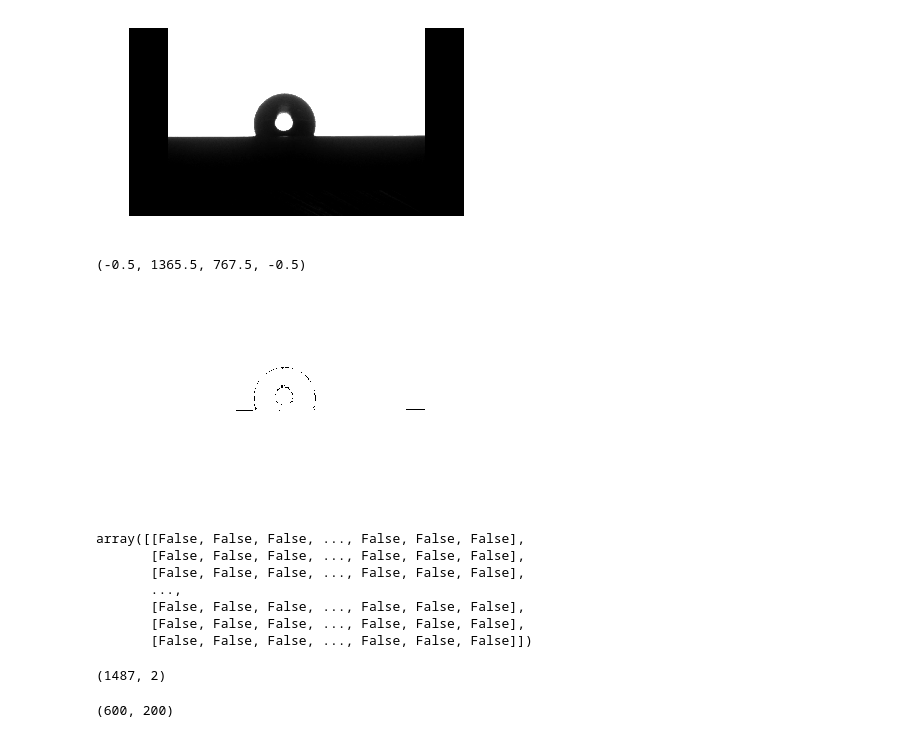
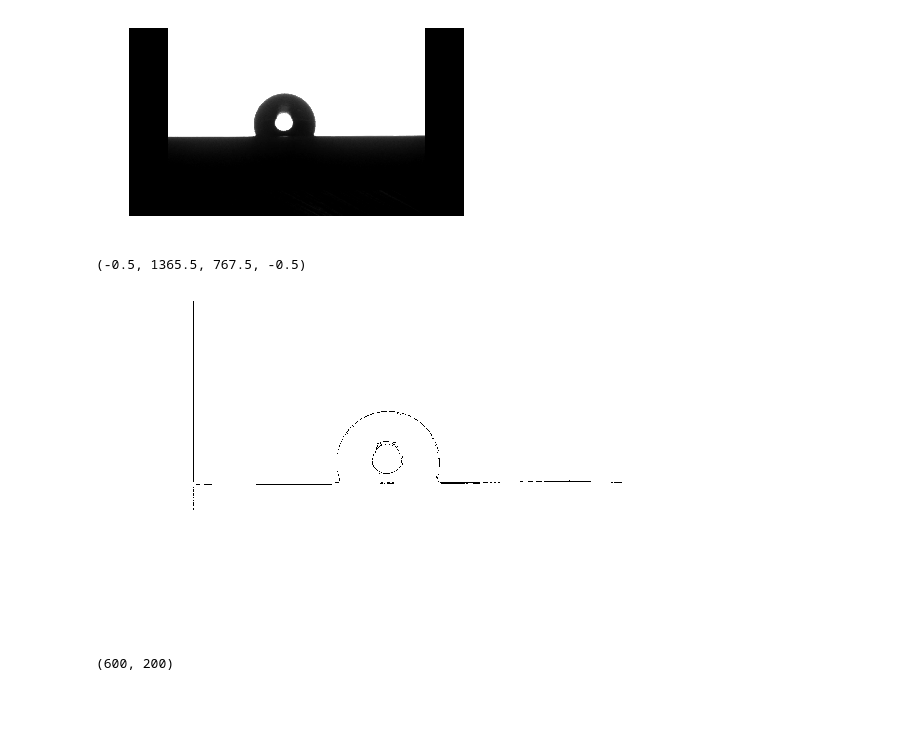
Before and after one commit to michaelorella/Sessile.drop.analysis, a Jupyter notebook: JunkTests.ipynb, the cells around one changed output. Saved outputs shown, nothing was run; the diff lists cells and outputs as text; code cells hidden in the pictures; blank space fills up the shorter version.

```diff
--- a/JunkTests.ipynb
+++ b/JunkTests.ipynb
@@ -7,7 +10,7 @@ from scipy import ndimage as ndi
 from skimage import feature
 from skimage import io
 # %%
-im = io.imread('./15-seconds.png',as_gray=True)
+im = io.imread('../15-seconds.png',as_gray=True)
 # %%
 im.shape
 # %% [output]
@@ -19,28 +22,15 @@ plt.gca().axis('off');
 [figure]
 # %%
 e1 = feature.canny(im,sigma = 0,low_threshold = 0.1, high_threshold = 0.5)
+plt.figure(figsize=(10,10))
 plt.imshow(e1,cmap = 'gray_r',vmin = 0, vmax = 1)
 plt.gca().axis('off')
 # %% [output]
 (-0.5, 1365.5, 767.5, -0.5)
-[figure, old version]
+[figure, new version]
-# %%
-e1
-# %% [output]
-array([[False, False, False, ..., False, False, False],
-       [False, False, False, ..., False, False, False],
-       [False, False, False, ..., False, False, False],
-       ...,
-       [False, False, False, ..., False, False, False],
-       [False, False, False, ..., False, False, False],
-       [False, False, False, ..., False, False, False]])
 # %%
 ind = np.array([[i,j] for j,row in enumerate(e1) for i,x in enumerate(row) if x])
 crop = np.array([[x,y] for x,y in ind if (x >= 400 and x <= 800 and y >= 200 and y <= 600 )])
-# %%
-crop.shape
-# %% [output]
-(1487, 2)
 # %%
 %matplotlib inline
 plt.figure(figsize=(10,10))
```
Also changed, not shown: parts of 34 cells of this notebook.
